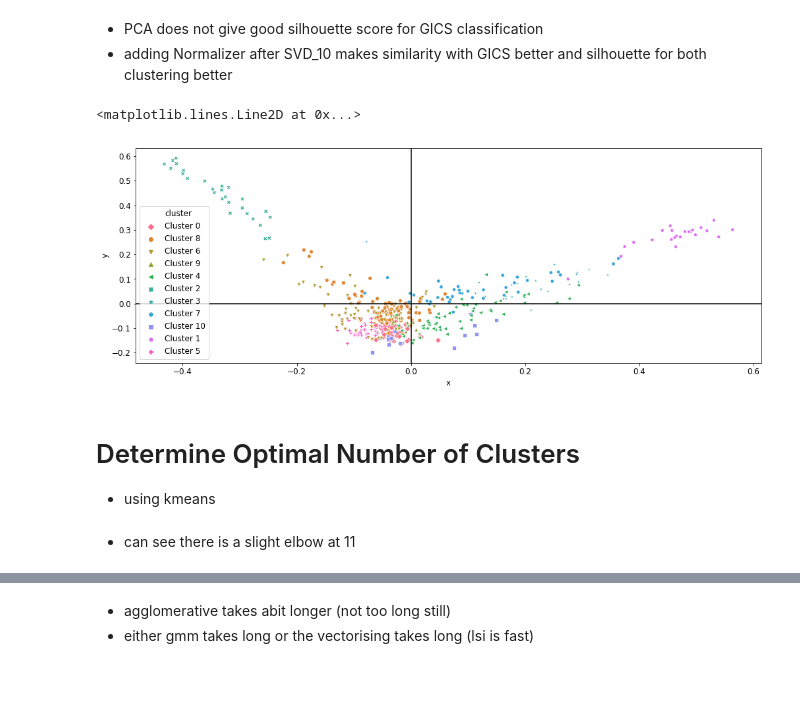
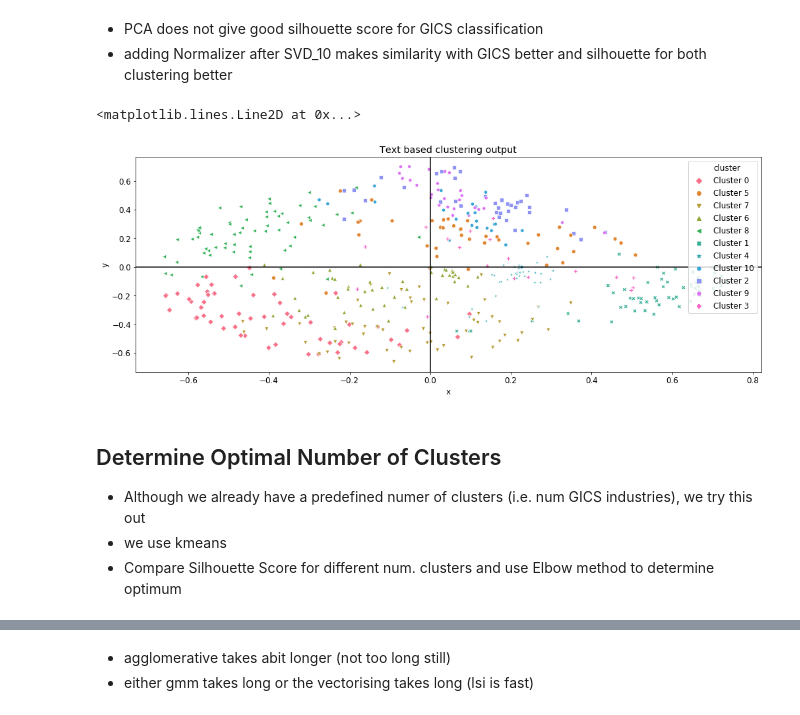
Before and after one commit to Sivalavida/Text-based-Industry-Classification, a Jupyter notebook: LSI Word Embedding.ipynb, the cells around one changed output, grey strips where cells are left out. Saved outputs shown, nothing was run; the diff lists cells and outputs as text; code cells hidden in the pictures; blank space fills up the shorter version.

```diff
--- a/LSI Word Embedding.ipynb
+++ b/LSI Word Embedding.ipynb
@@ -489,8 +523,7 @@ print(len(set(russell_desc_10K_df.GICS)))
 # %%
 russell_desc_yahoo_df = pd.read_csv('scrapy_spiders/data_out/russell_desc_yahoo.csv').dropna().reset_index(drop=True)
 russell_desc_yahoo_df = pd.merge(russell_desc_yahoo_df, ticker_to_gics_df, on='Ticker')
-
-russell_desc_yahoo_df.Industry = pd.Categorical(russell_desc_yahoo_df.Industry)
+russell_desc_yahoo_df.SubIndustry = pd.Categorical(russell_desc_yahoo_df.SubIndustry)
 russell_desc_yahoo_df.Sector = pd.Categorical(russell_desc_yahoo_df.Sector)
 # %%
 russell_desc_yahoo_df.head()
@@ -733,12 +766,12 @@ def filter_common_tickers_from_list(df_list):
 # %% [markdown]
 ##### Russell Filtering
 # %%
-# RUSSELL_DESC_SRC_NAMES = ['Yahoo', '10K', 'Wiki', 'Business Insider', 'Morning Star', 'Reuters', 'Reuters India', 'Bloomberg']
-# RUSSELL_DESC_DFS = [russell_desc_yahoo_df, russell_desc_10K_df, russell_desc_wiki_df, russell_desc_bi_df, russell_desc_ms_df,
-#                     russell_desc_reuters_df, russell_desc_ri_df, russell_desc_bloomberg_df]
+# RUSSELL_DESC_SRC_NAMES = ['Yahoo', '10K2020', '10K2015', 'Wiki', 'Business Insider', 'Morning Star', 'Reuters', 'Reuters India', 'Bloomberg']
+RUSSELL_DESC_DFS = [russell_desc_yahoo_df, russell_desc_10K2020_df, russell_desc_10K2015_df, russell_desc_wiki_df,
+                    russell_desc_bi_df, russell_desc_ms_df, russell_desc_reuters_df, russell_desc_ri_df, russell_desc_bloomberg_df]
 
-RUSSELL_DESC_SRC_NAMES = ['Yahoo', '10K']
-RUSSELL_DESC_DFS = [russell_desc_yahoo_df, russell_desc_10K_df]
+RUSSELL_DESC_SRC_NAMES = ['Yahoo', '10K2020', '10K2015']
+RUSSELL_DESC_DFS = [russell_desc_yahoo_df, russell_desc_10K2020_df, russell_desc_10K2015_df]
 RUSSELL_DESC_DFS = filter_common_tickers(RUSSELL_DESC_DFS)
 # %% [markdown]
 ##### Snp Filtering
@@ -810,18 +844,18 @@ ax.set_title('lg(Mkt Cap) distribution for snp and non-snp tickers (in Russell)'
 # %%
 # To Set
-# INDEX = 'russell'
-# DESC_SRC_NAMES = RUSSELL_DESC_SRC_NAMES
-# DESC_DFS = RUSSELL_DESC_DFS
+INDEX = 'russell'
+DESC_SRC_NAMES = RUSSELL_DESC_SRC_NAMES
+DESC_DFS = RUSSELL_DESC_DFS
 
-INDEX = 'snp'
-DESC_SRC_NAMES = SNP_DESC_SRC_NAMES
-DESC_DFS = SNP_DESC_DFS
+# INDEX = 'snp'
+# DESC_SRC_NAMES = SNP_DESC_SRC_NAMES
+# DESC_DFS = SNP_DESC_DFS
 
 # INDEX = 'russell2'
 # DESC_SRC_NAMES = RUSSELL2_DESC_SRC_NAMES
 # DESC_DFS = RUSSELL2_DESC_DFS
 
-STANDARD_CLASSIFIER = 'GICS' #GICS, Sector, Industry
+STANDARD_CLASSIFIER = 'GICS' #GICS, Sector, SubIndustry
 # %%
 desc_lists = [desc_df['Description'] for desc_df in DESC_DFS]
 NUM_INDUSTRIES =  len(set(DESC_DFS[0][STANDARD_CLASSIFIER])) #69 for GICS
@@ -1042,10 +1082,12 @@ Summary :
 # %%
-dtm = dtms_tdidf[0].toarray() #note this is already vector-L2-normalised
+dtm = dtms_tdidf[0].toarray().astype(float) #note dtm already samplewise-L2-normalised
 
 pca = PCA(n_components=2, random_state=0)
 dtm_pca = pca.fit_transform(dtm)
-dtm_pca = StandardScaler().fit_transform(dtm_pca)# z-score of features (not samples)
+dtm_pca_standardized = StandardScaler().fit_transform(dtm_pca) # z-score of features (not samples)
+dtm_pca_normalised = Normalizer(norm='l2').fit_transform(dtm_pca) # normalisae so each vector is len 1 (sample norm) #not good!!
 
 lsi = TruncatedSVD(2, algorithm = 'arpack', random_state=0)
 dtm_lsi = lsi.fit_transform(dtm)
-dtm_lsi_normalised = Normalizer(norm='l2').fit_transform(dtm_lsi) # normalisae so each vector is len 1 (sample norm) #not good!!
+dtm_lsi_standardized = StandardScaler().fit_transform(dtm_lsi)
+dtm_lsi_normalised = Normalizer(norm='l2').fit_transform(dtm_lsi)
@@ -1537,14 +1673,11 @@ Silhouette Coefficient: 0.368
 # %%
 df = pd.DataFrame(dtm_pca, columns=['x', 'y'])
 df['cluster'] = cluster_allocation_names
 # plt.figure(figsize=(14,10))
 ax = sns.scatterplot(x='x', y='y', hue='cluster', style='cluster', markers=MARKERS, data=df)
+ax.set_title('Text based clustering output')
 ax.axhline(0, color='black')
 ax.axvline(0, color='black')
 # %% [output]
 <matplotlib.lines.Line2D at 0x...>
-[figure, old version]
+[figure, new version]
-# %% [markdown]
-# Determine Optimal Number of Clusters
-
-- using kmeans
@@ -1579,2 +1684,6 @@ plt.show()
-# %% [markdown]
-- can see there is a slight elbow at 11
+# %% [markdown]
+## Determine Optimal Number of Clusters
+
+- Although we already have a predefined numer of clusters (i.e. num GICS industries), we try this out
+- we use kmeans
+- Compare Silhouette Score for different num. clusters and use Elbow method to determine optimum
```
Also changed, not shown: parts of 207 cells of this notebook, 4 other files.
